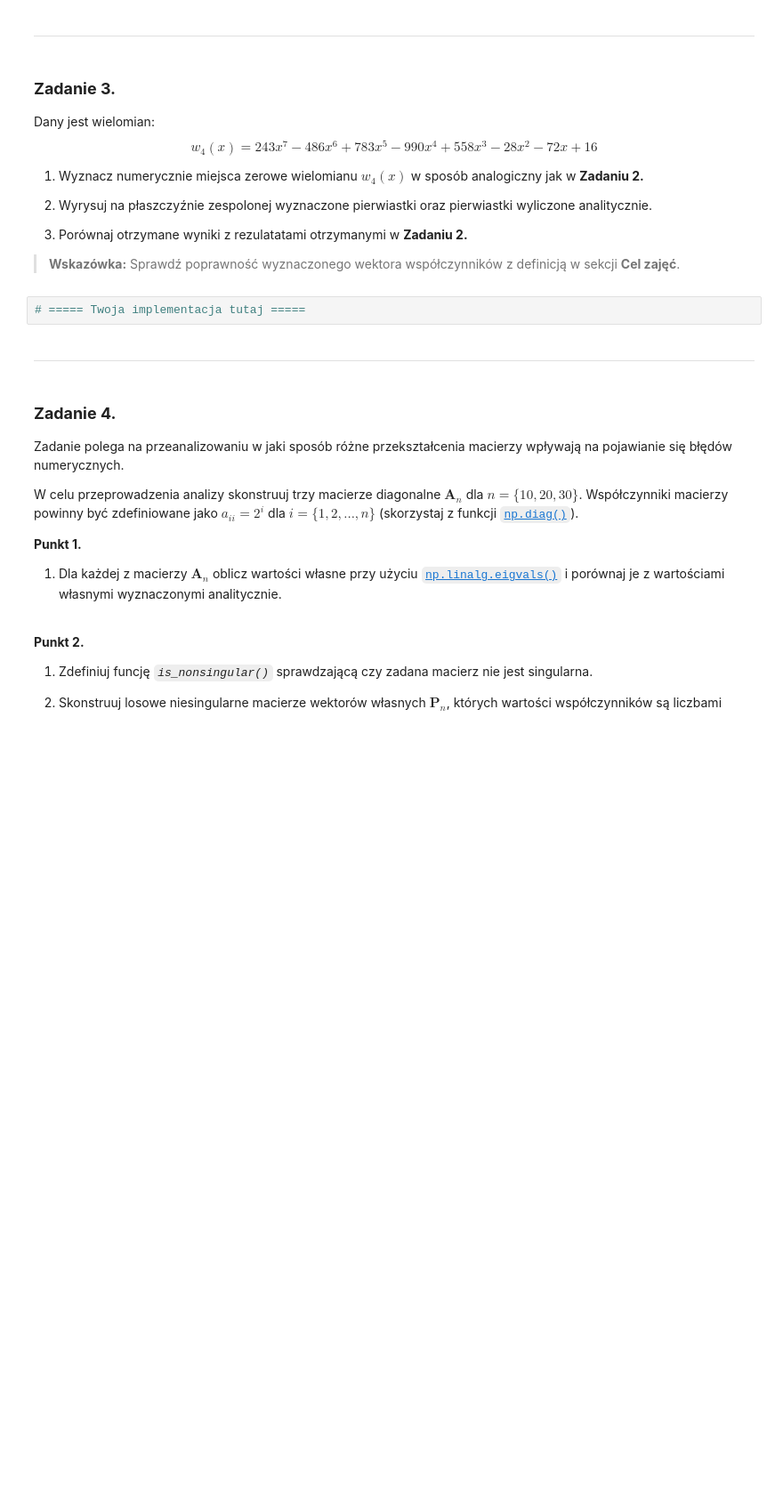
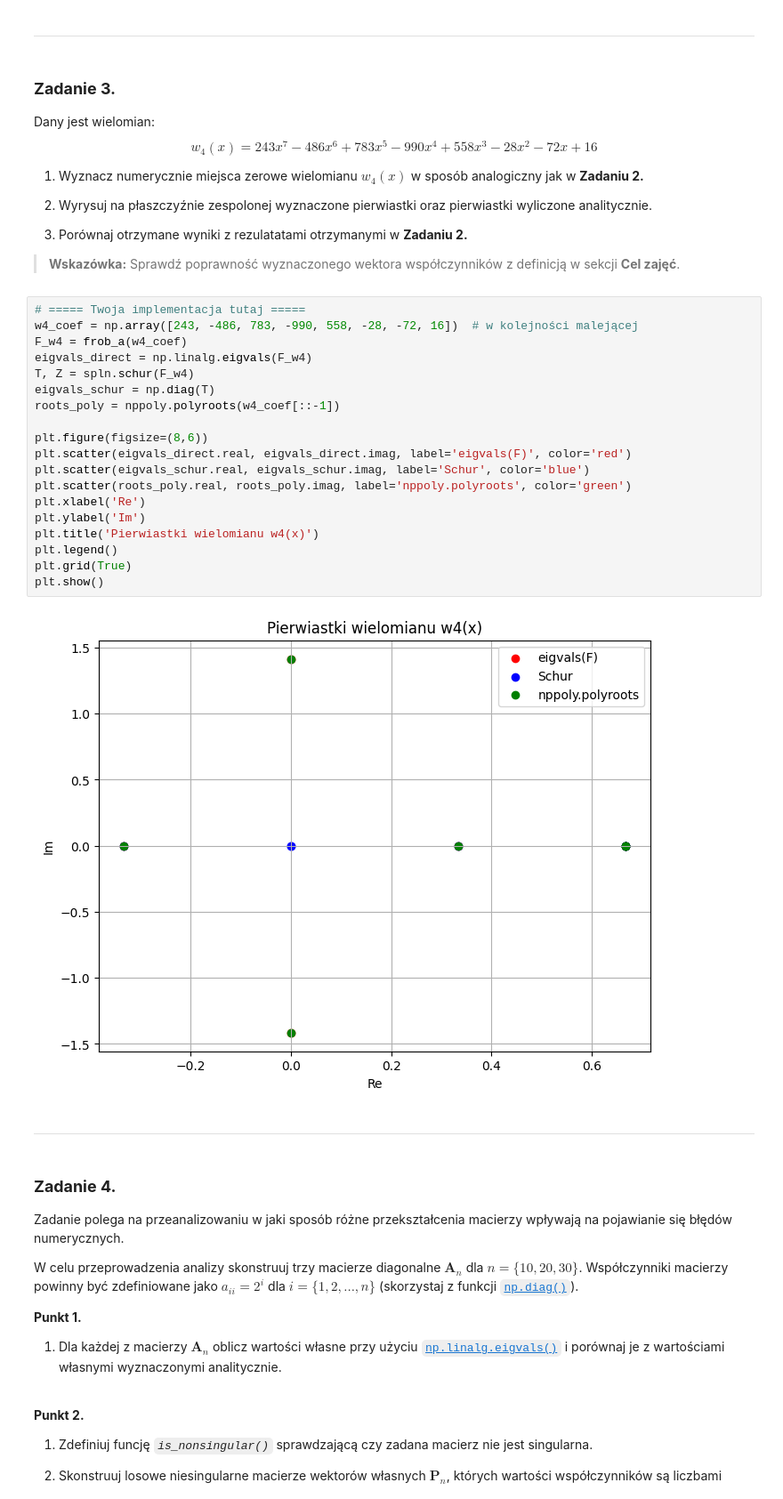
Before and after one commit to MN-KJ-2025/lab-7-pierwiastki-Bomby888, a Jupyter notebook: sprawozdanie.ipynb, the cells around one changed output. Shown at 89% size. Cells and saved outputs as stored; diff of their text form; blank space fills up the shorter version.

```diff
--- a/sprawozdanie.ipynb
+++ b/sprawozdanie.ipynb
@@ -229,8 +293,27 @@ $$
 3. Porównaj otrzymane wyniki z rezulatatami otrzymanymi w **Zadaniu 2.**
 
 >**Wskazówka:** Sprawdź poprawność wyznaczonego wektora współczynników z definicją w sekcji **Cel zajęć**.
-# %%
-# ===== Twoja implementacja tutaj =====
+# %%
+# ===== Twoja implementacja tutaj =====
+w4_coef = np.array([243, -486, 783, -990, 558, -28, -72, 16])  # w kolejności malejącej
+F_w4 = frob_a(w4_coef)
+eigvals_direct = np.linalg.eigvals(F_w4)
+T, Z = spln.schur(F_w4)
+eigvals_schur = np.diag(T)
+roots_poly = nppoly.polyroots(w4_coef[::-1])
+
+plt.figure(figsize=(8,6))
+plt.scatter(eigvals_direct.real, eigvals_direct.imag, label='eigvals(F)', color='red')
+plt.scatter(eigvals_schur.real, eigvals_schur.imag, label='Schur', color='blue')
+plt.scatter(roots_poly.real, roots_poly.imag, label='nppoly.polyroots', color='green')
+plt.xlabel('Re')
+plt.ylabel('Im')
+plt.title('Pierwiastki wielomianu w4(x)')
+plt.legend()
+plt.grid(True)
+plt.show()
+# %% [output]
+[figure, added]
 # %% [markdown]
 ---
 # %% [markdown]
```
Also changed, not shown: parts of 7 cells of this notebook, 1 other file.
